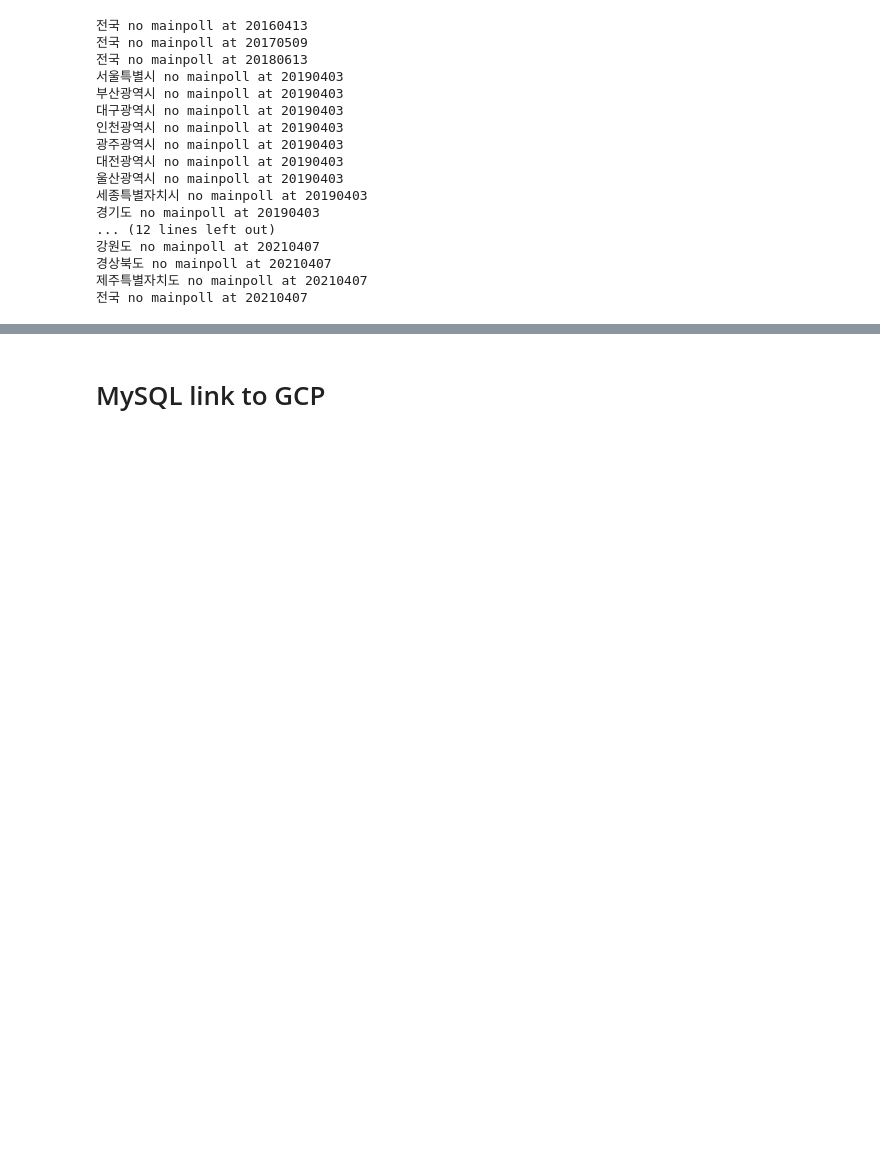
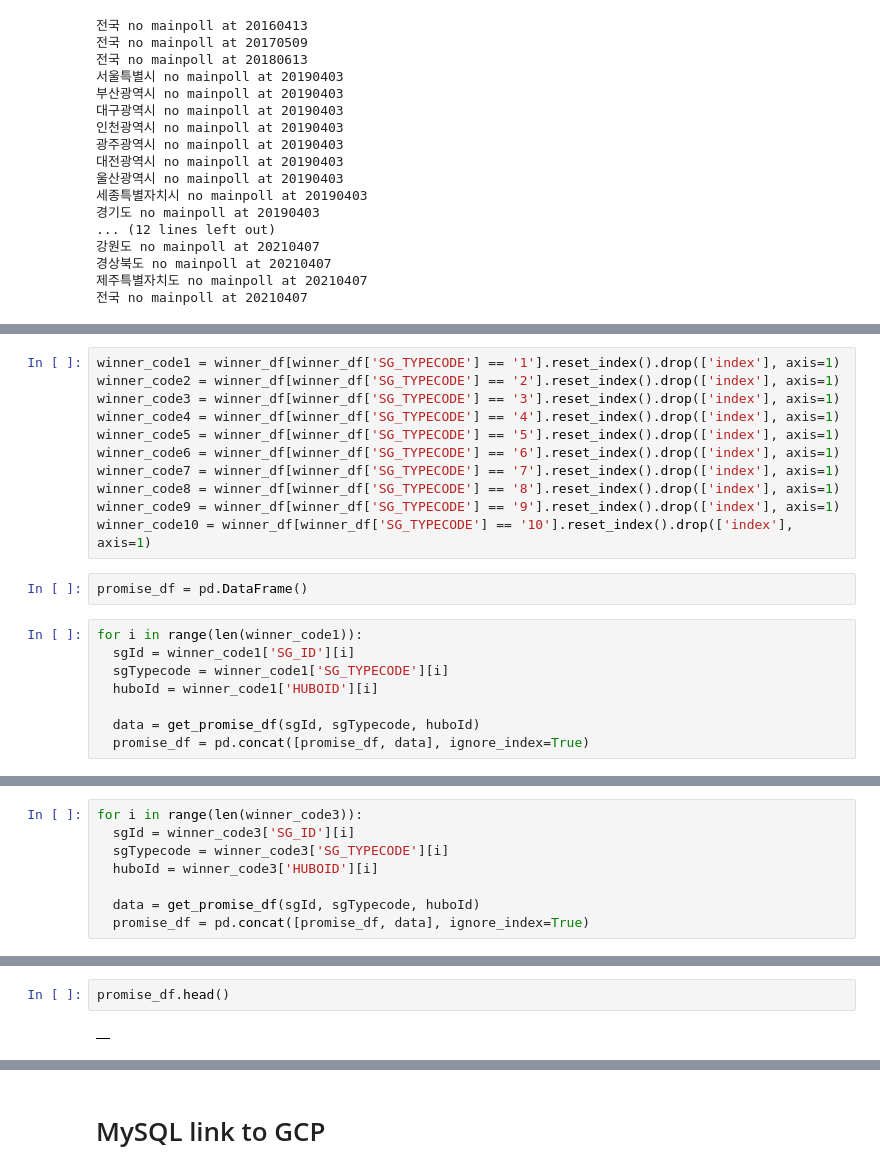
Before and after one commit to ElectionInfo/Data_code, a Jupyter notebook: election_databas.ipynb, the cells around one changed output, grey strips where cells are left out. Drawn from its saved outputs; the diff is of its cells as text; blank space fills up the shorter version.

```diff
--- a/election_database.ipynb
+++ b/election_databas.ipynb
@@ -500,0 +586,21 @@ main_poll.head()
+# %%
+winner_code1 = winner_df[winner_df['SG_TYPECODE'] == '1'].reset_index().drop(['index'], axis=1)
+winner_code2 = winner_df[winner_df['SG_TYPECODE'] == '2'].reset_index().drop(['index'], axis=1)
+winner_code3 = winner_df[winner_df['SG_TYPECODE'] == '3'].reset_index().drop(['index'], axis=1)
+winner_code4 = winner_df[winner_df['SG_TYPECODE'] == '4'].reset_index().drop(['index'], axis=1)
+winner_code5 = winner_df[winner_df['SG_TYPECODE'] == '5'].reset_index().drop(['index'], axis=1)
+winner_code6 = winner_df[winner_df['SG_TYPECODE'] == '6'].reset_index().drop(['index'], axis=1)
+winner_code7 = winner_df[winner_df['SG_TYPECODE'] == '7'].reset_index().drop(['index'], axis=1)
+winner_code8 = winner_df[winner_df['SG_TYPECODE'] == '8'].reset_index().drop(['index'], axis=1)
+winner_code9 = winner_df[winner_df['SG_TYPECODE'] == '9'].reset_index().drop(['index'], axis=1)
+winner_code10 = winner_df[winner_df['SG_TYPECODE'] == '10'].reset_index().drop(['index'], axis=1)
+# %%
+promise_df = pd.DataFrame()
+# %%
+for i in range(len(winner_code1)):
+  sgId = winner_code1['SG_ID'][i]
+  sgTypecode = winner_code1['SG_TYPECODE'][i]
+  huboId = winner_code1['HUBOID'][i]
+
+  data = get_promise_df(sgId, sgTypecode, huboId)
+  promise_df = pd.concat([promise_df, data], ignore_index=True)
@@ -500,0 +609,8 @@ main_poll.head()
+# %%
+for i in range(len(winner_code3)):
+  sgId = winner_code3['SG_ID'][i]
+  sgTypecode = winner_code3['SG_TYPECODE'][i]
+  huboId = winner_code3['HUBOID'][i]
+
+  data = get_promise_df(sgId, sgTypecode, huboId)
+  promise_df = pd.concat([promise_df, data], ignore_index=True)
@@ -500,0 +639,4 @@ main_poll.head()
+# %%
+promise_df.head()
+# %% [output]
+|  |
```
Also changed, not shown: parts of 16 cells of this notebook.
